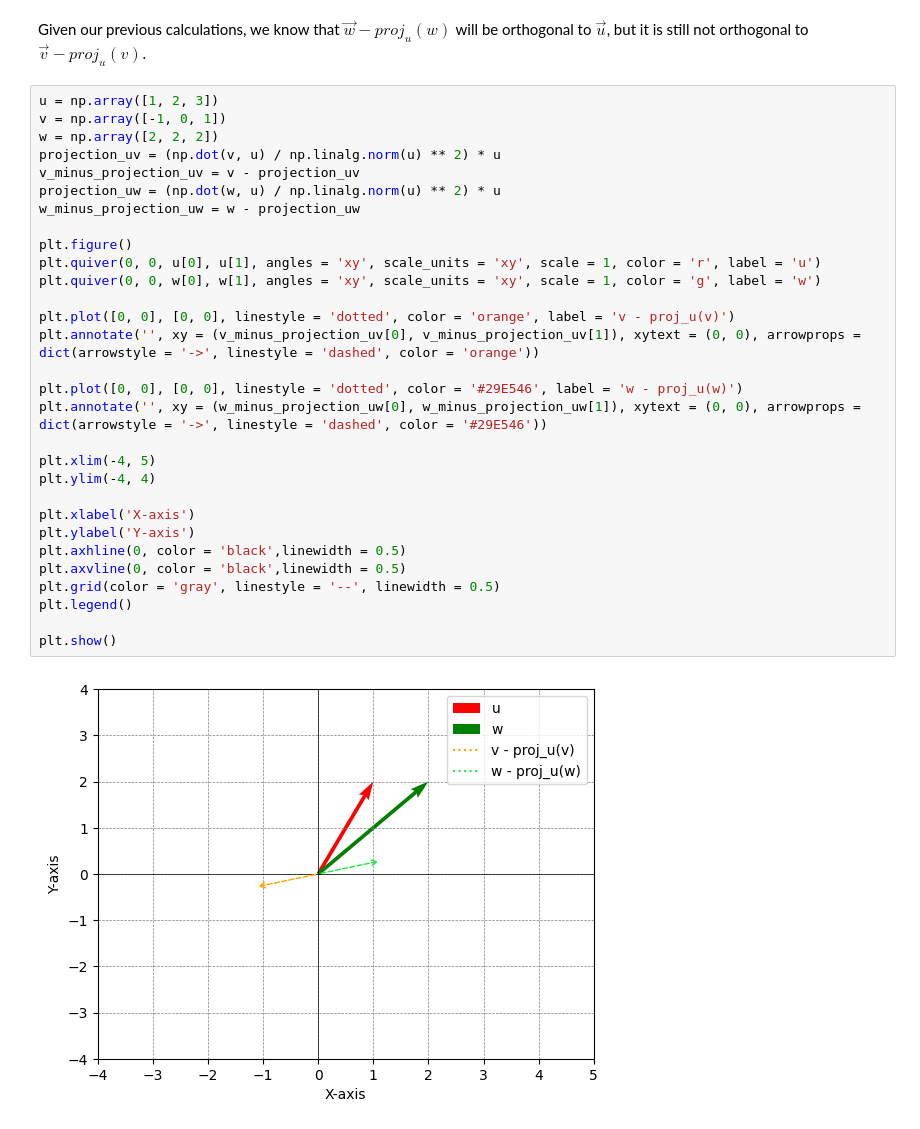
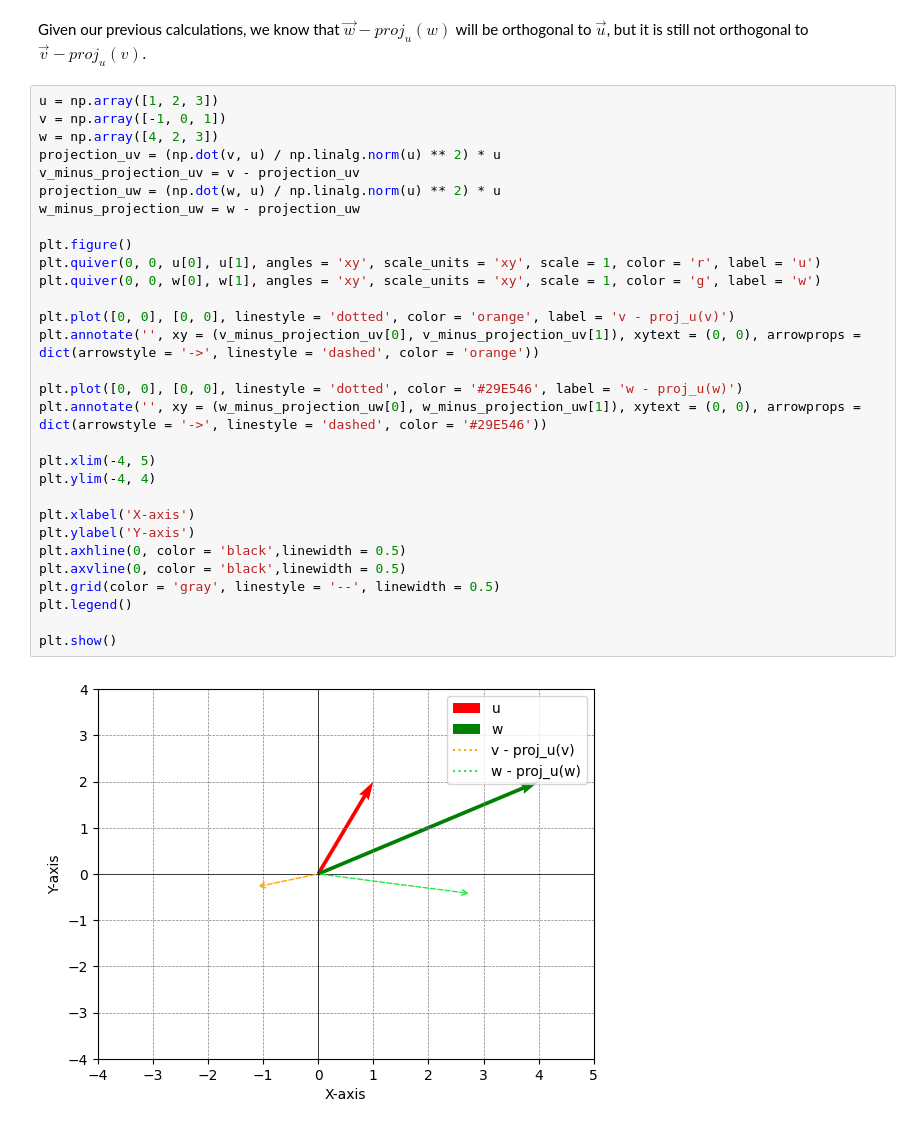
Before and after one commit to AshnahKhalidKhan/Quantum-FYP-Code, a Jupyter notebook: qgs_Tutorial_GM.ipynb, the cells around one changed output. Saved outputs shown, nothing was run; the diff lists cells and outputs as text.

```diff
--- a/qgs_Tutorial_GM.ipynb
+++ b/qgs_Tutorial_GM.ipynb
@@ -1427,35 +1431,35 @@ Given our previous calculations, we know that $\vec{w} - proj_u(w)$ will be orth
 # %%
 u = np.array([1, 2, 3])
 v = np.array([-1, 0, 1])
-w = np.array([2, 2, 2])
+w = np.array([4, 2, 3])
 projection_uv = (np.dot(v, u) / np.linalg.norm(u) ** 2) * u
 v_minus_projection_uv = v - projection_uv
 projection_uw = (np.dot(w, u) / np.linalg.norm(u) ** 2) * u
 w_minus_projection_uw = w - projection_uw
 
 plt.figure()
 plt.quiver(0, 0, u[0], u[1], angles = 'xy', scale_units = 'xy', scale = 1, color = 'r', label = 'u')
 plt.quiver(0, 0, w[0], w[1], angles = 'xy', scale_units = 'xy', scale = 1, color = 'g', label = 'w')
 
 plt.plot([0, 0], [0, 0], linestyle = 'dotted', color = 'orange', label = 'v - proj_u(v)')
 plt.annotate('', xy = (v_minus_projection_uv[0], v_minus_projection_uv[1]), xytext = (0, 0), arrowprops = dict(arrowstyle = '->', linestyle = 'dashed', color = 'orange'))
 
 plt.plot([0, 0], [0, 0], linestyle = 'dotted', color = '#29E546', label = 'w - proj_u(w)')
 plt.annotate('', xy = (w_minus_projection_uw[0], w_minus_projection_uw[1]), xytext = (0, 0), arrowprops = dict(arrowstyle = '->', linestyle = 'dashed', color = '#29E546'))
 
 plt.xlim(-4, 5)
 plt.ylim(-4, 4)
 
 plt.xlabel('X-axis')
 plt.ylabel('Y-axis')
 plt.axhline(0, color = 'black',linewidth = 0.5)
 plt.axvline(0, color = 'black',linewidth = 0.5)
 plt.grid(color = 'gray', linestyle = '--', linewidth = 0.5)
 plt.legend()
 
 plt.show()
 # %% [output]
-[figure, old version]
+[figure, new version]
 # %% [markdown]
 So, we calculate the projection of $\vec{w}$ on $\vec{v} - proj_{u}(v)$:
 
```
Also changed, not shown: parts of 22 cells of this notebook.
